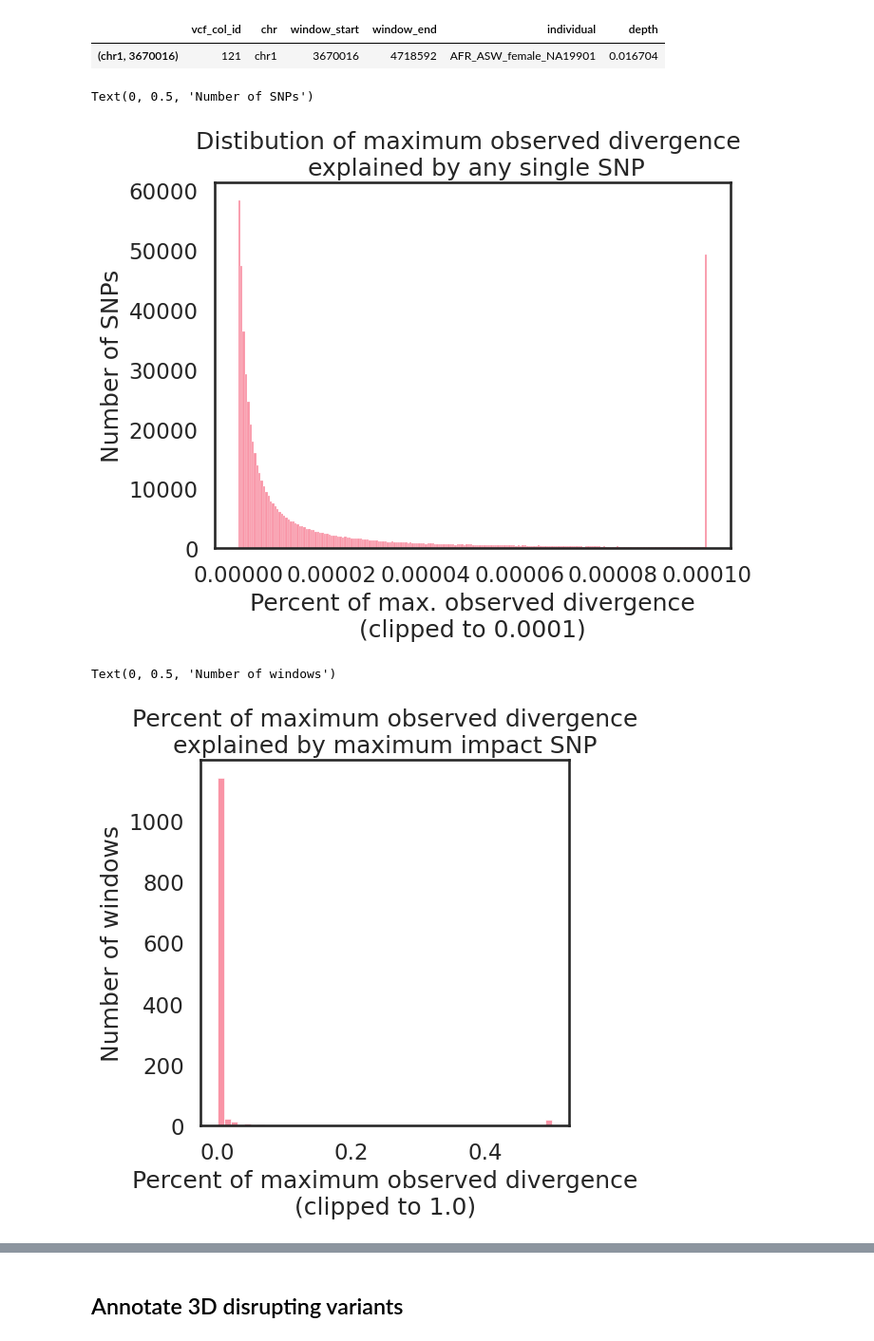
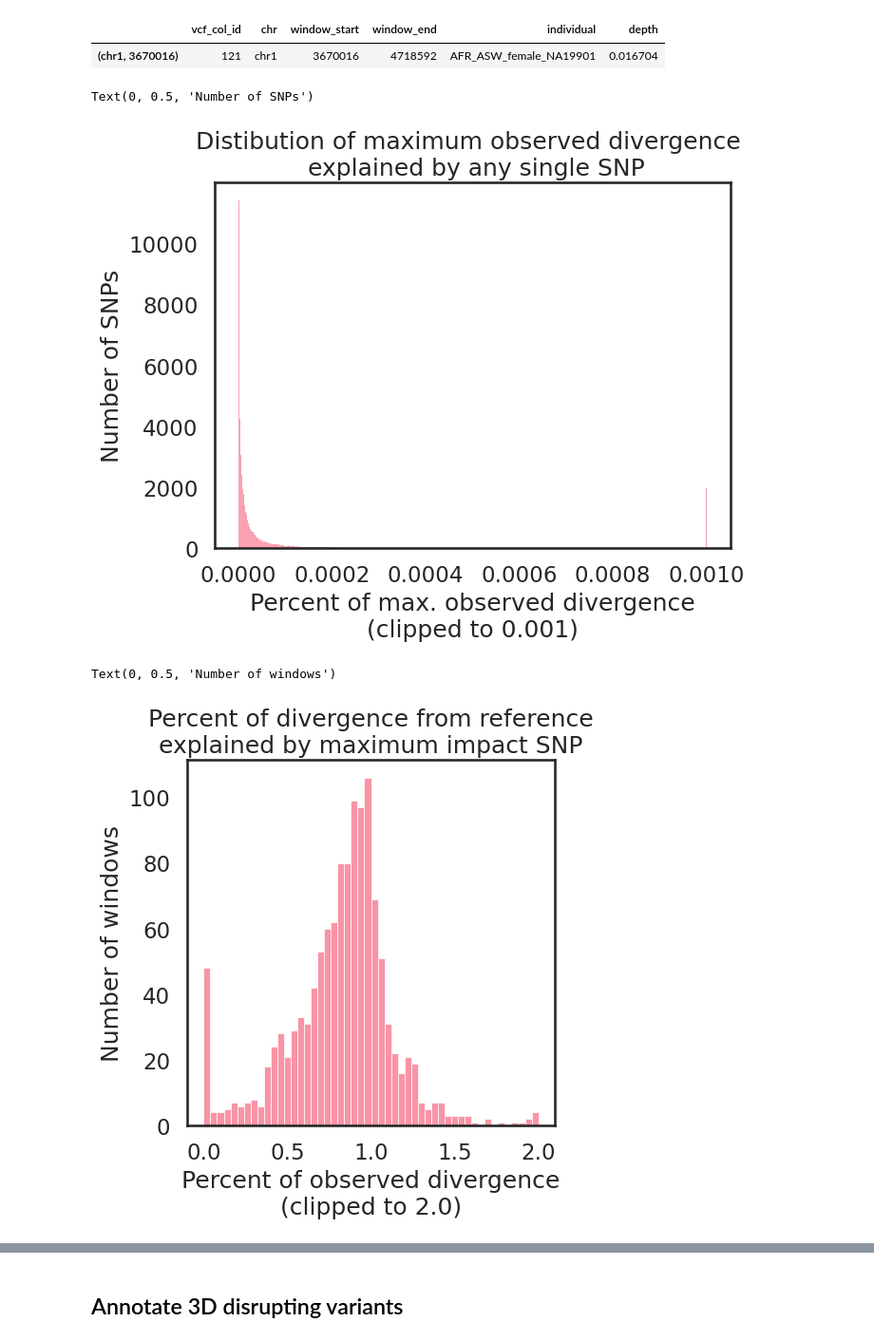
Before and after one commit to erin-n-gilbertson/3DGenome-diversity, a Jupyter notebook: activeNotebooks/insilico_mutagenesis.ipynb, the cells around one changed output, grey strips where cells are left out. Shown at 95% size. Saved outputs shown, nothing was run; the diff lists cells and outputs as text; code cells hidden in the pictures.

```diff
--- a/activeNotebooks/insilico_mutagenesis.ipynb
+++ b/activeNotebooks/insilico_mutagenesis.ipynb
@@ -1418,31 +1459,31 @@ for i in idw_list.index:
         ism_dict[i] = arry
         all_percs = all_percs + list(arry['percent_of_max_observed'])
 # %%
-all_percs_clip = np.array(all_percs).clip(0,.00010)
+all_percs_clip = np.array(all_percs).clip(0,.0010)
 
 plt.figure(figsize=(7,5))
 sns.histplot(all_percs_clip)
 plt.title('Distibution of maximum observed divergence \n explained by any single SNP')
-plt.xlabel('Percent of max. observed divergence\n(clipped to 0.0001)')
+plt.xlabel('Percent of max. observed divergence\n(clipped to 0.001)')
 plt.ylabel('Number of SNPs')
 # %% [output]
 Text(0, 0.5, 'Number of SNPs')
-[figure, old version]
+[figure, new version]
 # %%
 max_snp = []
 for w in ism_dict.keys():
     max_snp.append(ism_dict[w]['percent_of_max_observed'].max())
 
-max_snp = np.array(max_snp).clip(0,0.5)
+max_snp = np.array(max_snp).clip(0,2)
 
 plt.figure(figsize=(5,5))
 sns.histplot(max_snp, bins=50)
-plt.title('Percent of maximum observed divergence\nexplained by maximum impact SNP')
-plt.xlabel('Percent of maximum observed divergence\n(clipped to 1.0)')
+plt.title('Percent of divergence from reference\nexplained by maximum impact SNP')
+plt.xlabel('Percent of observed divergence\n(clipped to 2.0)')
 plt.ylabel('Number of windows')
 # %% [output]
 Text(0, 0.5, 'Number of windows')
-[figure, old version]
+[figure, new version]
 # %%
 max_snp = []
 for w in ism_dict.keys():
```
Also changed, not shown: parts of 68 cells of this notebook, 7 other files.
